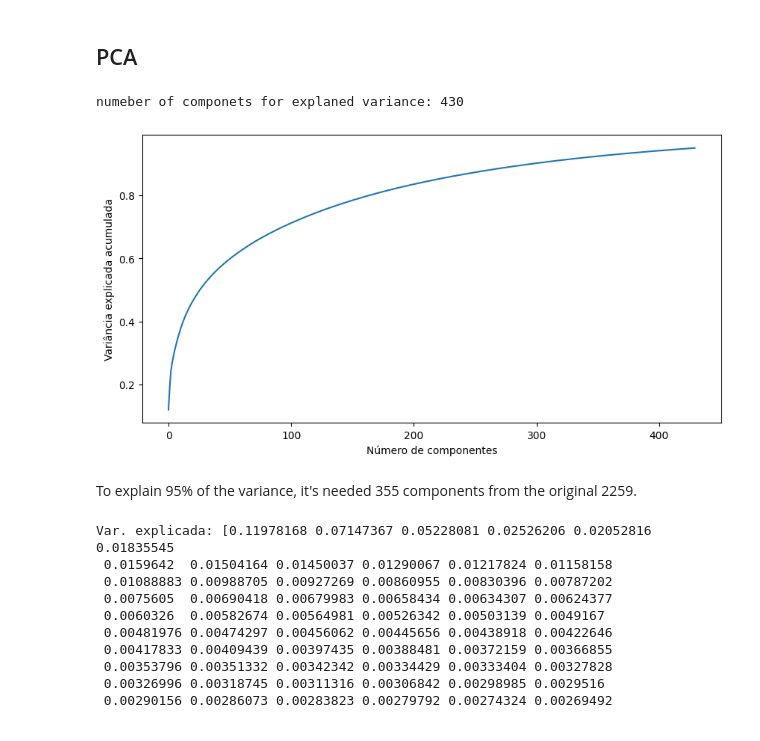
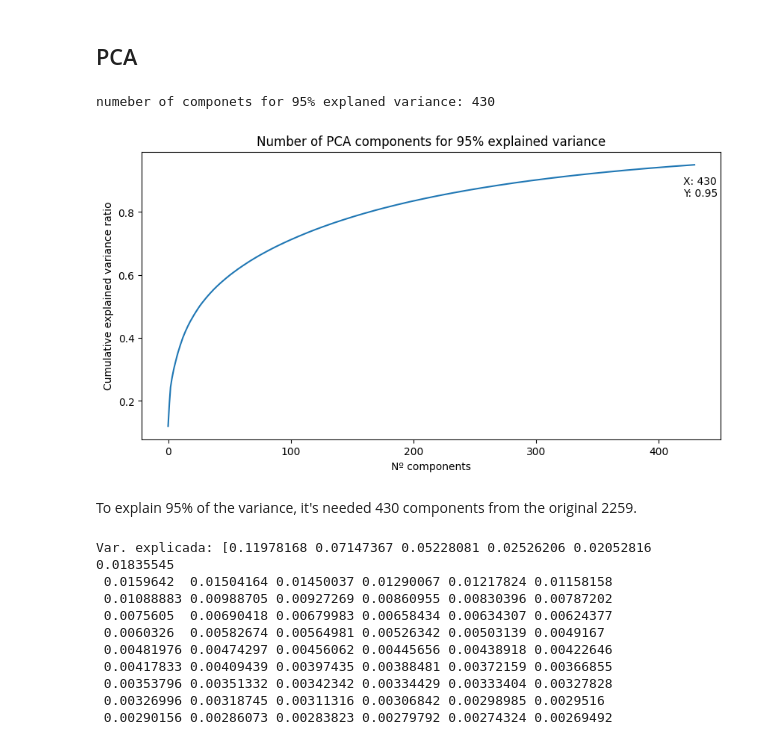
Before and after one commit to paulo-seixal/drug_sensitivity, a Jupyter notebook: unsupervised.ipynb, the cells around one changed output. Cells and saved outputs as stored; diff of their text form; code cells hidden in the pictures.

```diff
--- a/unsupervised.ipynb
+++ b/unsupervised.ipynb
@@ -177,23 +182,29 @@ import seaborn as sns
 # %%
-pca = PCA(n_components=0.95)
-pca.fit(input)
-
-cumulative_variance_ratio = pca.explained_variance_ratio_.cumsum()
-
 # number if pca for 0.95 variance
-print('numeber of componets for explaned variance:', pca.n_components_)
+print(f'numeber of componets for 95% explaned variance:', pca.n_components_)
 
 # plot cumulative variance
+
 plt.figure(figsize=(10, 5))
 plt.plot(cumulative_variance_ratio)
-plt.xlabel('Número de componentes')
-plt.ylabel('Variância explicada acumulada')
+plt.xlabel('Nº components')
+plt.ylabel('Cumulative explained variance ratio')
+plt.title(f'Number of PCA components for 95% explained variance')
+# Add the last x and y values to the plot
+last_x = pca.n_components_
+last_y = cumulative_variance_ratio[-1]
+
+offset_x = 10
+offset_y = 0.1
+
+plt.text(last_x - offset_x, last_y - offset_y, f'X: {last_x} \nY: {last_y:.2f}')
+
 plt.show()
 # %% [output]
-numeber of componets for explaned variance: 430
+numeber of componets for 95% explaned variance: 430
-[figure, old version]
+[figure, new version]
 # %% [markdown]
-To explain 95% of the variance, it's needed 355 components from the original 2259.
+To explain 95% of the variance, it's needed 430 components from the original 2259.
 # %%
 pca = PCA(n_components=0.8)
 pca.fit(input)
```
Also changed, not shown: parts of 4 cells of this notebook, 1 other file.
